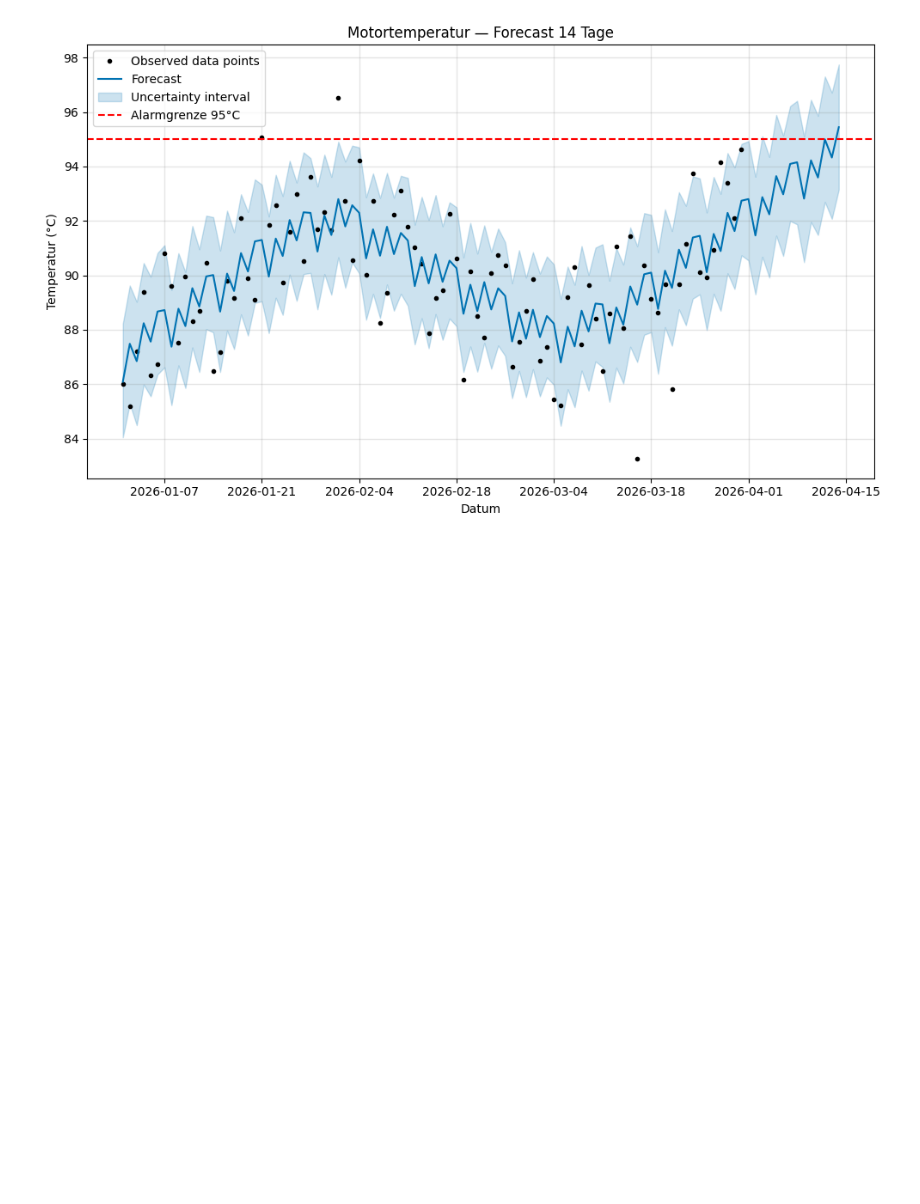
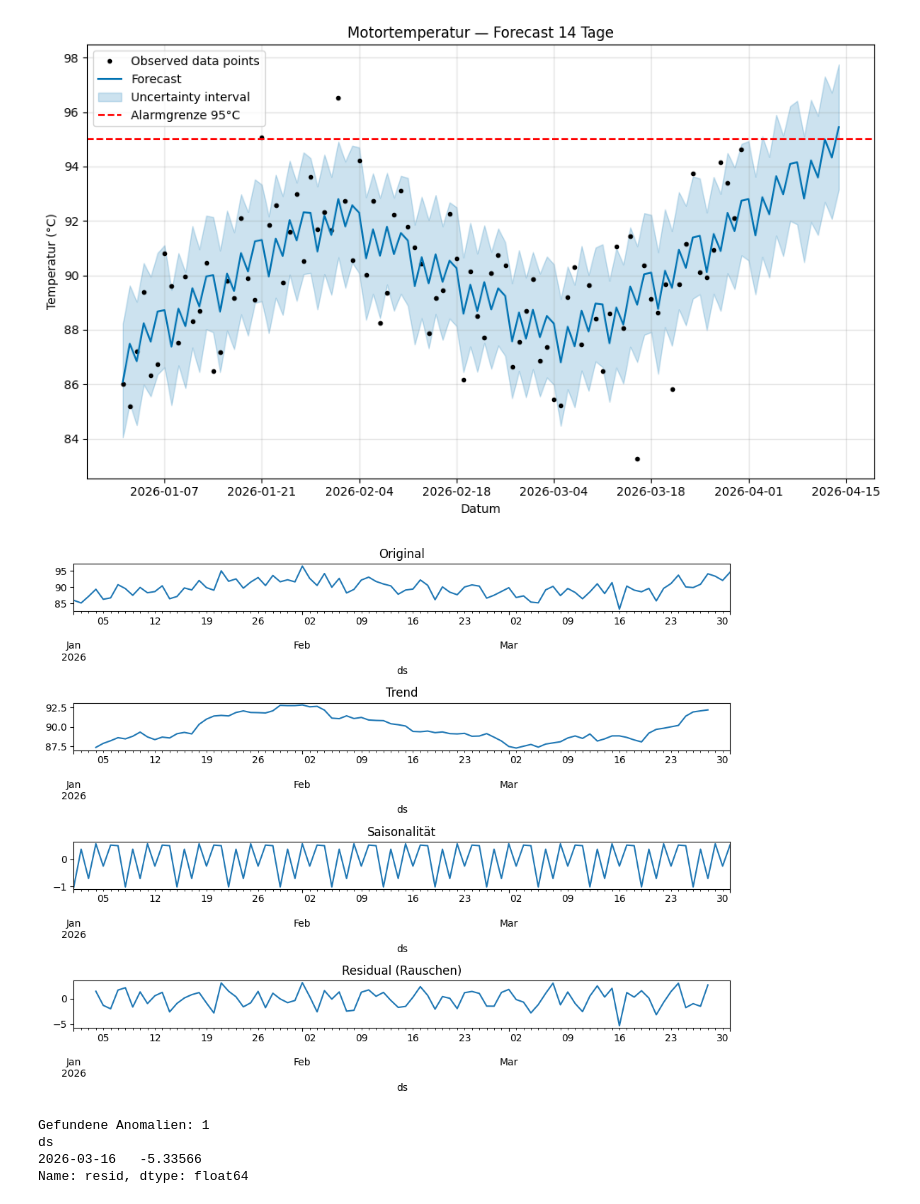
Before and after one commit to Zin47/ml-portfolio, a Jupyter notebook: 07_timeseries.ipynb, the cells around one changed output. Drawn from its saved outputs; the diff is of its cells as text; code cells hidden in the pictures; blank space fills up the shorter version.

```diff
--- a/07_timeseries.ipynb
+++ b/07_timeseries.ipynb
@@ -84,3 +84,34 @@ plt.tight_layout()
 plt.show()
 # %% [output]
 [figure]
+# %%
+from statsmodels.tsa.seasonal import seasonal_decompose
+
+# Zeitreihe zerlegen
+df_indexed = df.set_index("ds")
+result = seasonal_decompose(df_indexed["y"], model="additive", period=7)
+
+# Plotten
+fig, axes = plt.subplots(4, 1, figsize=(10, 8))
+result.observed.plot(ax=axes[0], title="Original")
+result.trend.plot(ax=axes[1], title="Trend")
+result.seasonal.plot(ax=axes[2], title="Saisonalität")
+result.resid.plot(ax=axes[3], title="Residual (Rauschen)")
+plt.tight_layout()
+plt.show()
+# %% [output]
+[figure, added]
+# %%
+# Anomalien im Residual finden
+residual = result.resid.dropna()
+mean = residual.mean()
+std = residual.std()
+
+anomalien = residual[abs(residual - mean) > 2 * std]
+print(f"Gefundene Anomalien: {len(anomalien)}")
+print(anomalien)
+# %% [output]
+Gefundene Anomalien: 1
+ds
+2026-03-16   -5.33566
+Name: resid, dtype: float64
```
